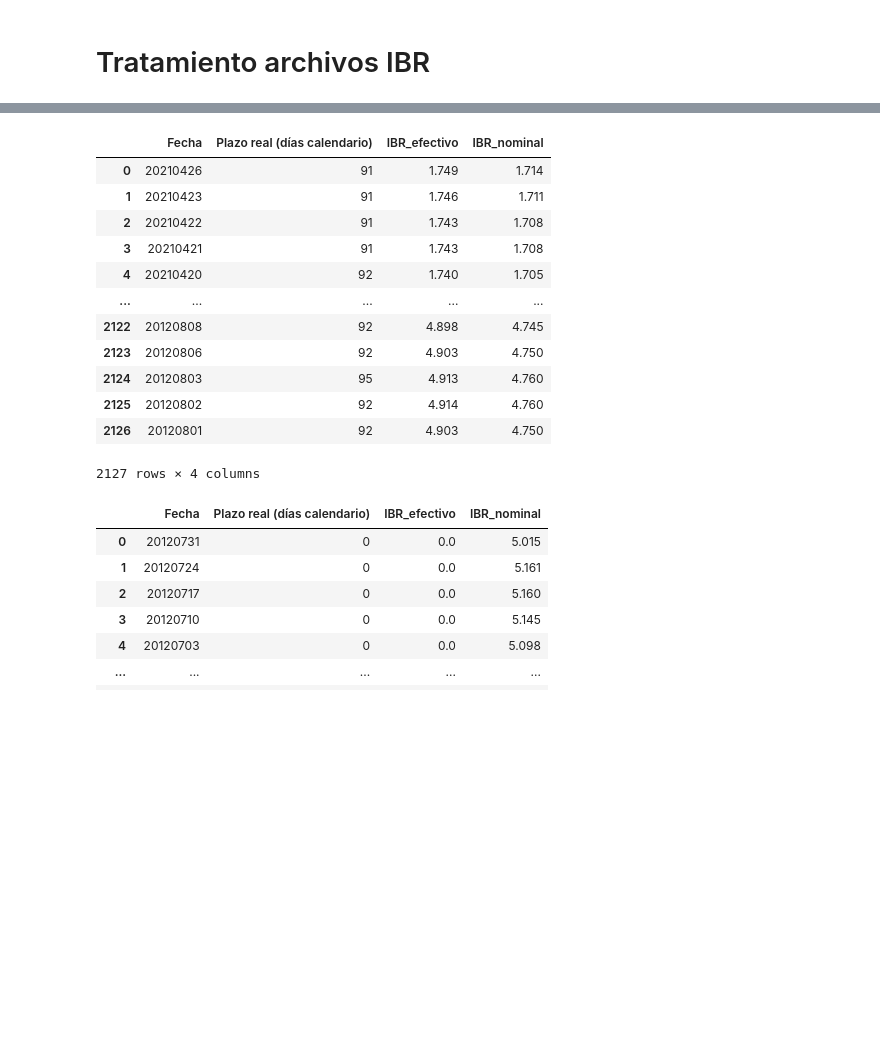
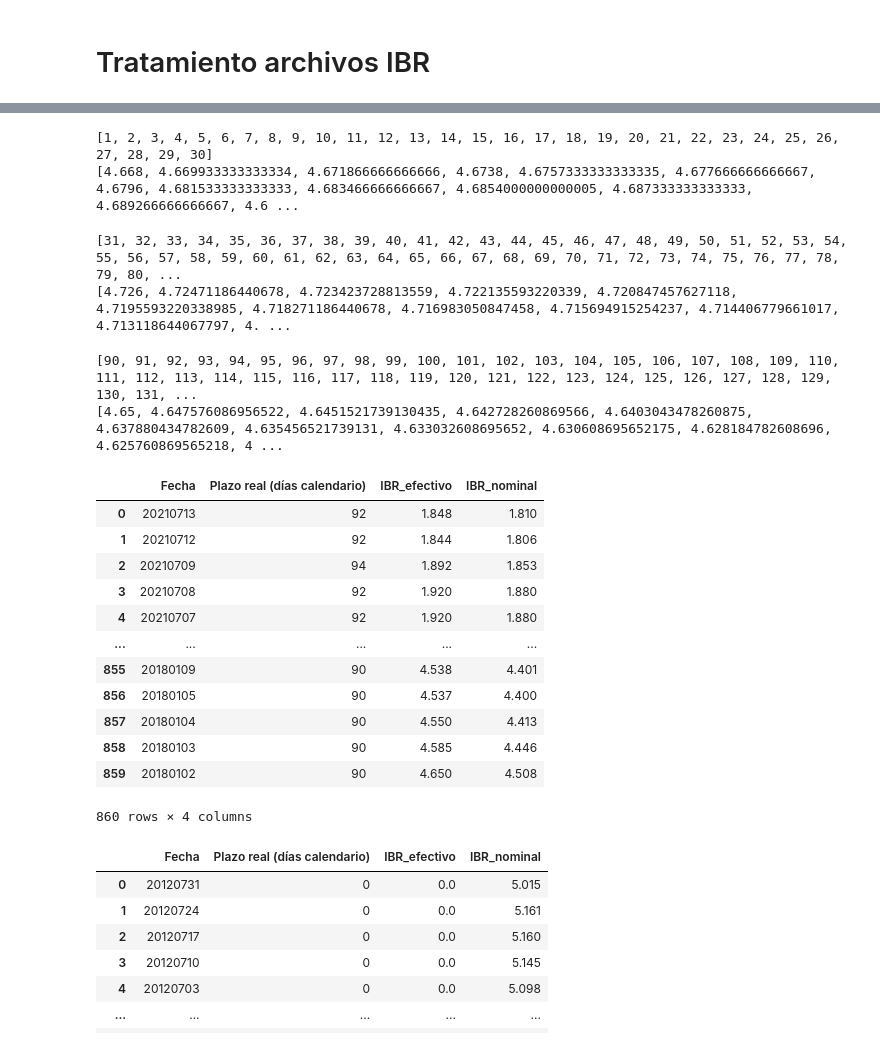
Before and after one commit to egonza21/proyecto_derivados, a Jupyter notebook: proyecto_derivados.ipynb, the cells around one changed output, grey strips where cells are left out. Cells and saved outputs as stored; diff of their text form; code cells hidden in the pictures; blank space fills up the shorter version.

Commit message:
Se agrega funcion de interpolacion para IBR

```diff
--- a/proyecto_derivados.ipynb
+++ b/proyecto_derivados.ipynb
@@ -17,6 +17,6 @@ date_2year_ago = (date.today() - timedelta(days=2*365))
 date_today = date.today()
 print('Las fechas a utilizar son: fecha dos anios atras: ' + str(date_2year_ago) + ' y fecha actual: ' + str(date_today))
 # Cambiar esta variable si se necesita una fecha especifica
-date_2year_ago = 20190000#int(date_2year_ago.strftime('%Y%m%d'))
+date_2year_ago = 20180000#int(date_2year_ago.strftime('%Y%m%d'))
 date_today = int(date_today.strftime('%Y%m%d'))
 # %% [output]
@@ -250,0 +245,21 @@ ibr_mes
+# %%
+x, y = interpolacion(1, 4.668, 31, 4.726)
+print(x)
+print(y)
+# %% [output]
+[1, 2, 3, 4, 5, 6, 7, 8, 9, 10, 11, 12, 13, 14, 15, 16, 17, 18, 19, 20, 21, 22, 23, 24, 25, 26, 27, 28, 29, 30]
+[4.668, 4.669933333333334, 4.671866666666666, 4.6738, 4.6757333333333335, 4.677666666666667, 4.6796, 4.681533333333333, 4.683466666666667, 4.6854000000000005, 4.687333333333333, 4.689266666666667, 4.6 ...
+# %%
+x, y = interpolacion(31, 4.726, 90, 4.65)
+print(x)
+print(y)
+# %% [output]
+[31, 32, 33, 34, 35, 36, 37, 38, 39, 40, 41, 42, 43, 44, 45, 46, 47, 48, 49, 50, 51, 52, 53, 54, 55, 56, 57, 58, 59, 60, 61, 62, 63, 64, 65, 66, 67, 68, 69, 70, 71, 72, 73, 74, 75, 76, 77, 78, 79, 80, ...
+[4.726, 4.72471186440678, 4.723423728813559, 4.722135593220339, 4.720847457627118, 4.7195593220338985, 4.718271186440678, 4.716983050847458, 4.715694915254237, 4.714406779661017, 4.713118644067797, 4. ...
+# %%
+x, y = interpolacion(90, 4.65, 182, 4.427)
+print(x)
+print(y)
+# %% [output]
+[90, 91, 92, 93, 94, 95, 96, 97, 98, 99, 100, 101, 102, 103, 104, 105, 106, 107, 108, 109, 110, 111, 112, 113, 114, 115, 116, 117, 118, 119, 120, 121, 122, 123, 124, 125, 126, 127, 128, 129, 130, 131, ...
+[4.65, 4.647576086956522, 4.6451521739130435, 4.642728260869566, 4.6403043478260875, 4.637880434782609, 4.635456521739131, 4.633032608695652, 4.630608695652175, 4.628184782608696, 4.625760869565218, 4 ...
@@ -251,20 +270,21 @@ ibr_mes
 # %%
 ibr_trimestral = clean_ibr_df(r'C:\Users\Efra\Downloads\1.3.IBR_Plazo tres meses nominal para un rango de fechas dado IQY.xlsx')
+ibr_trimestral = ibr_trimestral[ibr_trimestral['Fecha'] >= date_2year_ago]
 ibr_trimestral
 # %% [output]
 |  | Fecha | Plazo real (días calendario) | IBR_efectivo | IBR_nominal |
-| 0 | 20210426 | 91 | 1.749 | 1.714 |
-| 1 | 20210423 | 91 | 1.746 | 1.711 |
-| 2 | 20210422 | 91 | 1.743 | 1.708 |
-| 3 | 20210421 | 91 | 1.743 | 1.708 |
-| 4 | 20210420 | 92 | 1.740 | 1.705 |
+| 0 | 20210713 | 92 | 1.848 | 1.810 |
+| 1 | 20210712 | 92 | 1.844 | 1.806 |
+| 2 | 20210709 | 94 | 1.892 | 1.853 |
+| 3 | 20210708 | 92 | 1.920 | 1.880 |
+| 4 | 20210707 | 92 | 1.920 | 1.880 |
 | ... | ... | ... | ... | ... |
-| 2122 | 20120808 | 92 | 4.898 | 4.745 |
-| 2123 | 20120806 | 92 | 4.903 | 4.750 |
-| 2124 | 20120803 | 95 | 4.913 | 4.760 |
-| 2125 | 20120802 | 92 | 4.914 | 4.760 |
-| 2126 | 20120801 | 92 | 4.903 | 4.750 |
+| 855 | 20180109 | 90 | 4.538 | 4.401 |
+| 856 | 20180105 | 90 | 4.537 | 4.400 |
+| 857 | 20180104 | 90 | 4.550 | 4.413 |
+| 858 | 20180103 | 90 | 4.585 | 4.446 |
+| 859 | 20180102 | 90 | 4.650 | 4.508 |
-2127 rows × 4 columns
+860 rows × 4 columns
 # %%
 ibr_mes_nominal = clean_ibr_df(r'C:\Users\Efra\Downloads\1.4.IBR_Plazo mes vencido nominal para un rango de fechas dado IQY.xlsx')
 ibr_mes_nominal
```
Also changed, not shown: parts of 11 cells of this notebook.
